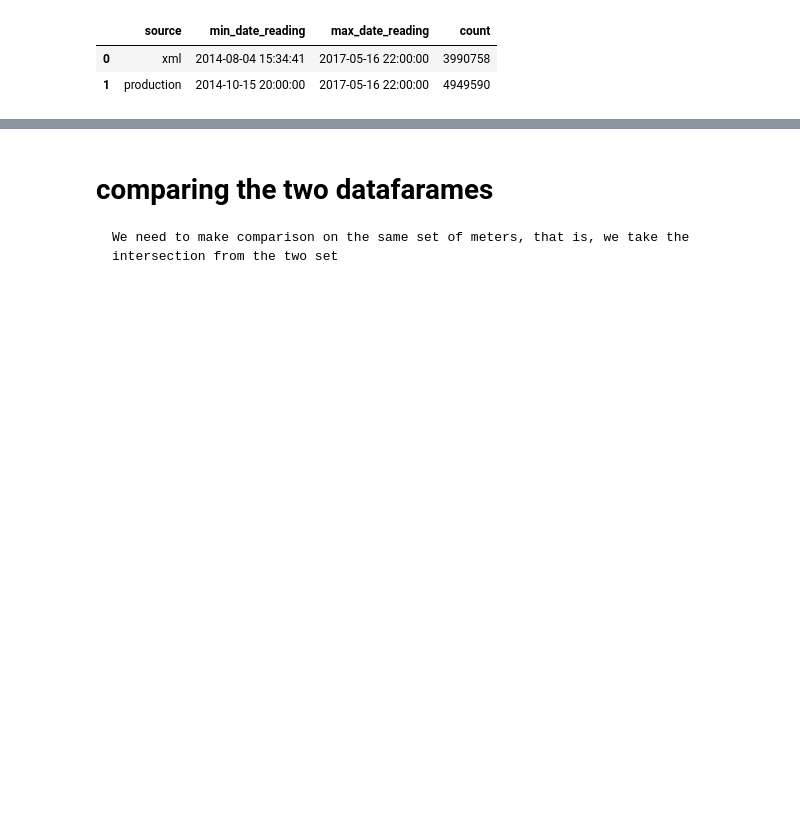
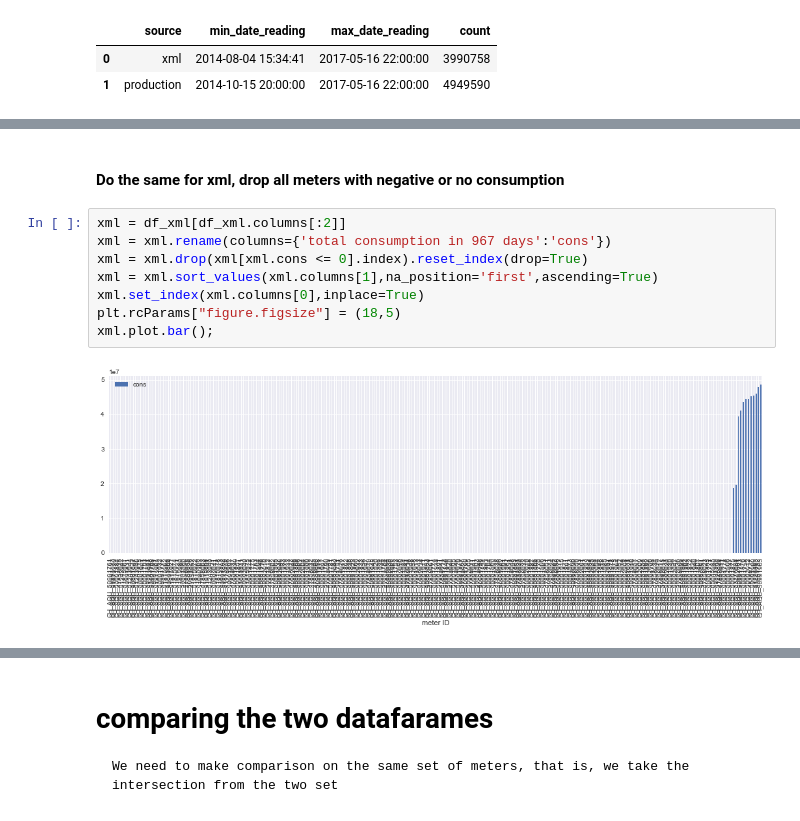
Before and after one commit to corradovaleri/averages, a Jupyter notebook: SmartH2O consumptions analysis.ipynb, the cells around one changed output, grey strips where cells are left out. Saved outputs shown, nothing was run; the diff lists cells and outputs as text; blank space fills up the shorter version.

```diff
--- a/SmartH2O consumptions analysis.ipynb
+++ b/SmartH2O consumptions analysis.ipynb
@@ -104,0 +112,12 @@ df = pd.read_excel('D:/workspace/SmartH2O/python/reimported_users_not_on_platfor
+# %% [markdown]
+#### Do the same for xml, drop all meters with negative or no consumption
+# %%
+xml = df_xml[df_xml.columns[:2]]
+xml = xml.rename(columns={'total consumption in 967 days':'cons'})
+xml = xml.drop(xml[xml.cons <= 0].index).reset_index(drop=True)
+xml = xml.sort_values(xml.columns[1],na_position='first',ascending=True)
+xml.set_index(xml.columns[0],inplace=True)
+plt.rcParams["figure.figsize"] = (18,5)
+xml.plot.bar();
+# %% [output]
+[figure, added]
```
Also changed, not shown: parts of 86 cells of this notebook, 4 other files.
